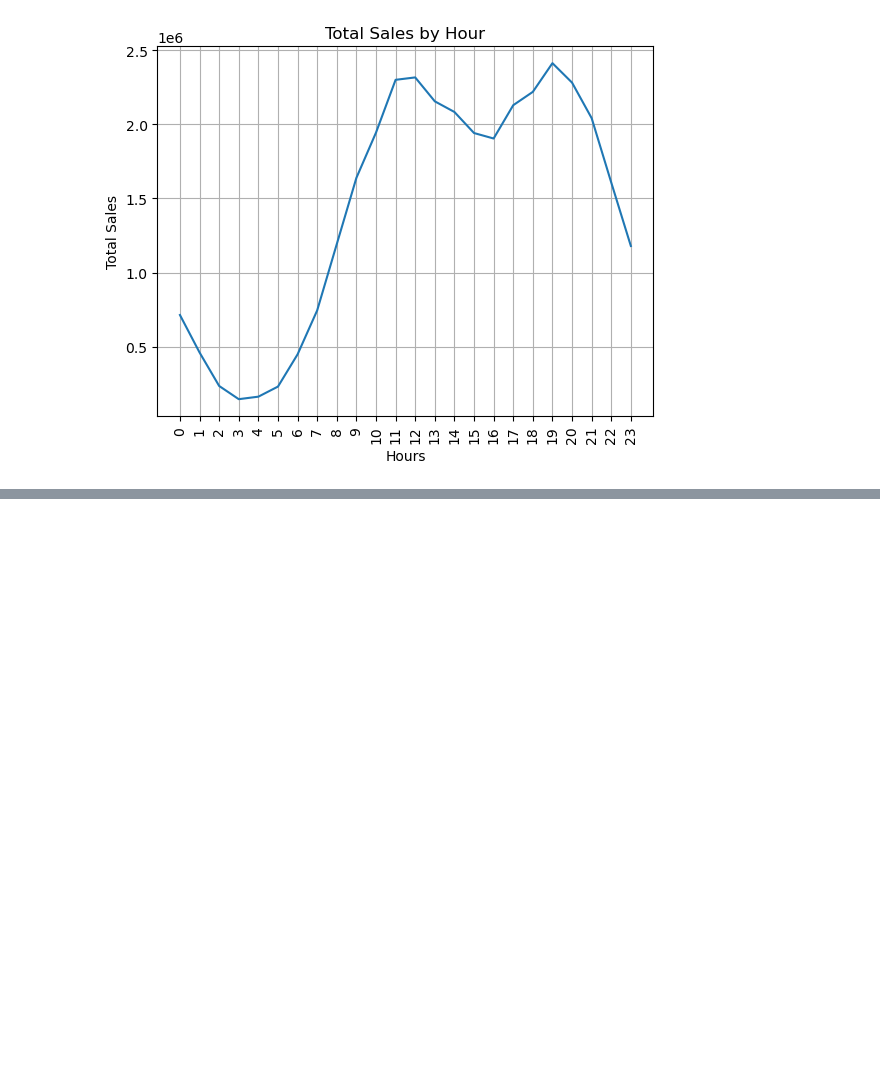
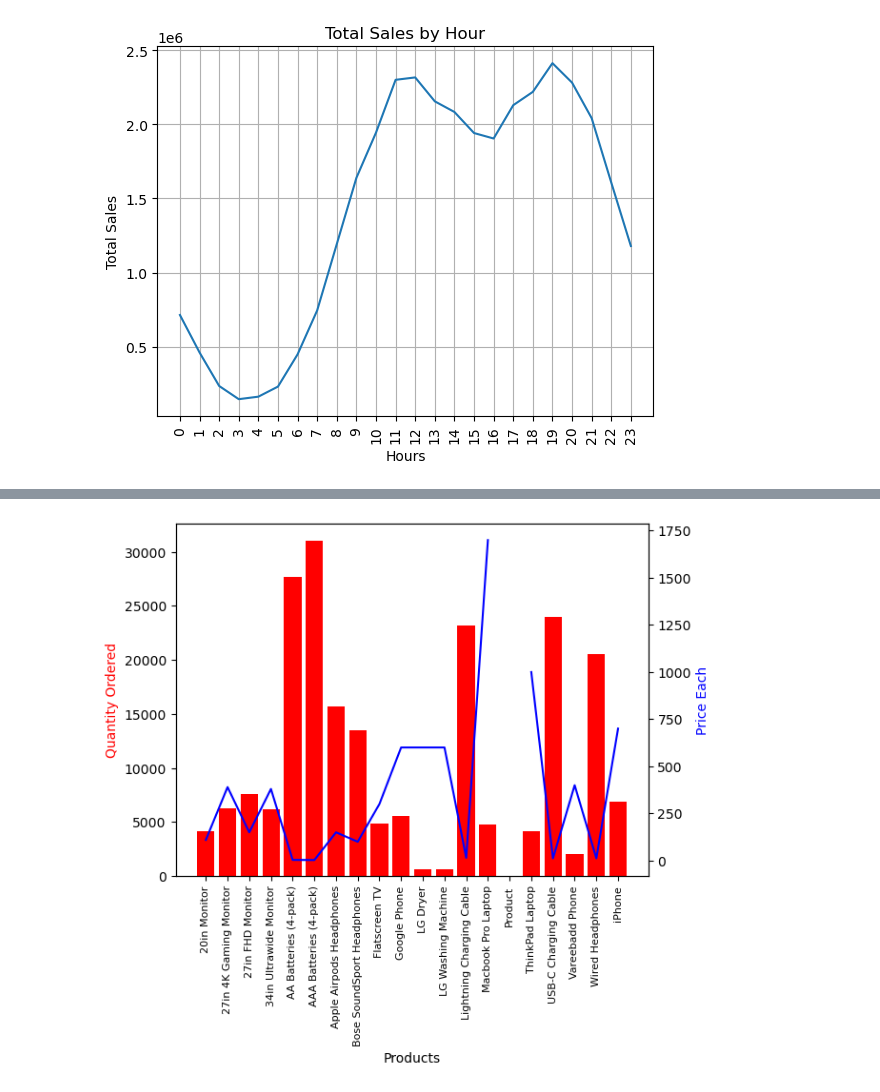
Before and after one commit to vuduchoainam/Sale_RP, a Jupyter notebook: sale.ipynb, the cells around one changed output, grey strips where cells are left out. Saved outputs shown, nothing was run; the diff lists cells and outputs as text; code cells hidden in the pictures; blank space fills up the shorter version.

Commit message:
#d5wP: use subplot

```diff
--- a/sale.ipynb
+++ b/sale.ipynb
@@ -344,0 +485,9 @@ plt.show()
+# %%
+#Check the 'Price Each' column for non-numeric values
+unique_prices = df['Price Each'].unique()
+print(unique_prices)
+#Convert the column to a numeric type
+df['Price Each'] = pd.to_numeric(df['Price Each'])
+
+prices = df.groupby('Product')['Price Each'].mean()
+prices
@@ -344,0 +528,17 @@ plt.show()
+# %%
+#Biểu đồ thể hiện mối liên hệ giữa sản phẩm và giá cả
+x = product_ls #tên tất cả sản phẩm
+y1 = all_products #danh sách tổng số lượng bán ra của sản phẩm
+y2 = prices # danh sách giá của từng sản phẩm
+fig, ax1 = plt.subplots()
+ax2 = ax1.twinx()
+ax1.bar(x, y1, color='r')
+ax2.plot(x, y2, 'b-')
+
+ax1.set_xticklabels(product_ls, rotation=90, size=8)
+ax1.set_xlabel('Products')
+ax1.set_ylabel('Quantity Ordered', color='r')
+ax2.set_ylabel('Price Each', color='b')
+plt.show()
+# %% [output]
+[figure, added]
```
Also changed, not shown: parts of 19 cells of this notebook.
